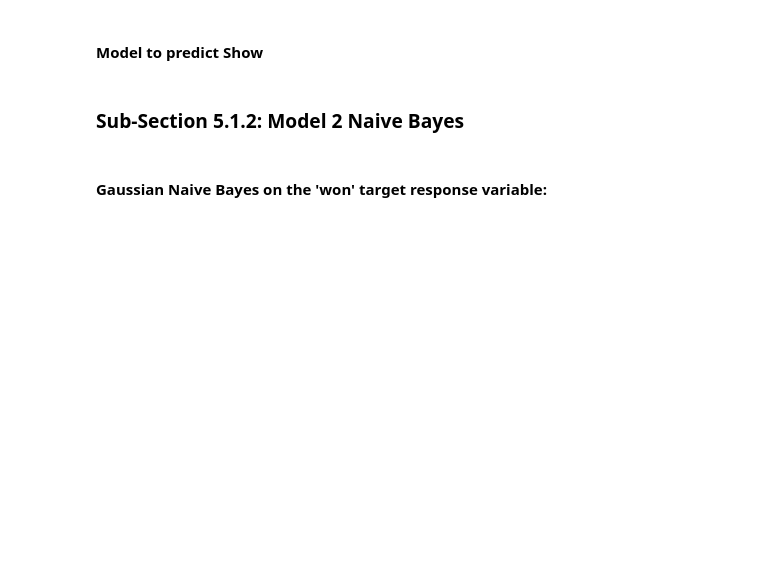
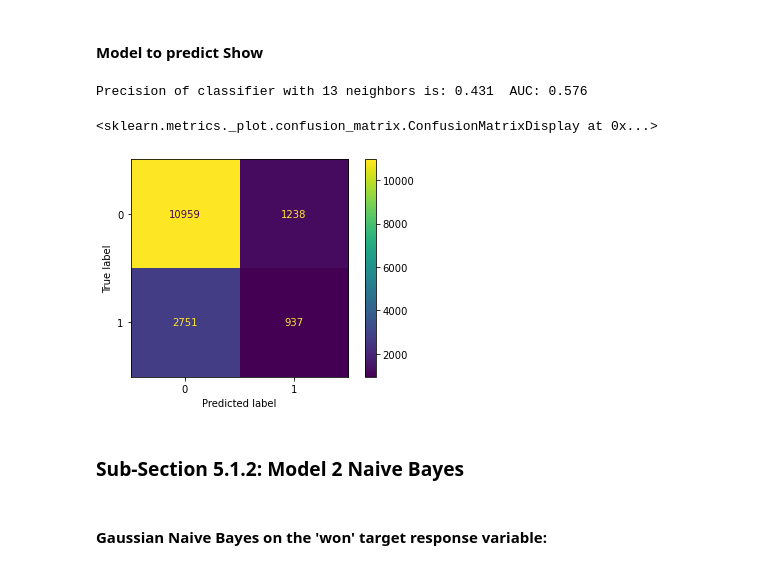
Before and after one commit to C-Stewart-GH/Hong_Kong_Horse_Racing_Project, a Jupyter notebook: Project2/Project 2 Group Book.ipynb, the cells around one changed output. Cells and saved outputs as stored; diff of their text form; code cells hidden in the pictures; blank space fills up the shorter version.

```diff
--- a/Project2/Project 2 Group Book.ipynb
+++ b/Project2/Project 2 Group Book.ipynb
@@ -524,15 +587,19 @@ plot_confusion_matrix(clf_knn, X_test, Y_test)
 #### Model to predict Show
 # %%
 x=13
-clf_knnw = KNeighborsClassifier(n_neighbors=7, weights='distance', metric='euclidean')
-clf_knnw.fit(X_train_place,Y_train_place)
-yhat= clf_knnw.predict(X_test_place)
-acc = mt.accuracy_score(Y_test_place,yhat)
-prec = mt.precision_score(Y_test_place,yhat)
-auc = roc_auc_score(Y_test_place,yhat)
-conf = mt.confusion_matrix(Y_test_place,yhat)
+clf_knnp = KNeighborsClassifier(n_neighbors=7, weights='distance', metric='euclidean')
+clf_knnp.fit(X_train_place,Y_train_place)
+yhatknnp = clf_knnp.predict(X_test_place)
+acc = mt.accuracy_score(Y_test_place,yhatknnp)
+prec = mt.precision_score(Y_test_place,yhatknnp)
+auc = roc_auc_score(Y_test_place,yhatknnp)
+conf = mt.confusion_matrix(Y_test_place,yhatknnp)
 print('Precision of classifier with %d neighbors is: %.3f'%(x,prec), ' AUC: %.3f'%auc)
-plot_confusion_matrix(clf_knn, X_test_place, Y_test_place)
+plot_confusion_matrix(clf_knnp, X_test_place, Y_test_place)
+# %% [output]
+Precision of classifier with 13 neighbors is: 0.431  AUC: 0.576
+<sklearn.metrics._plot.confusion_matrix.ConfusionMatrixDisplay at 0x...>
+[figure, added]
 # %% [markdown]
 ### Sub-Section 5.1.2: Model 2 Naive Bayes
 # %% [markdown]
```
Also changed, not shown: parts of 83 cells of this notebook.
